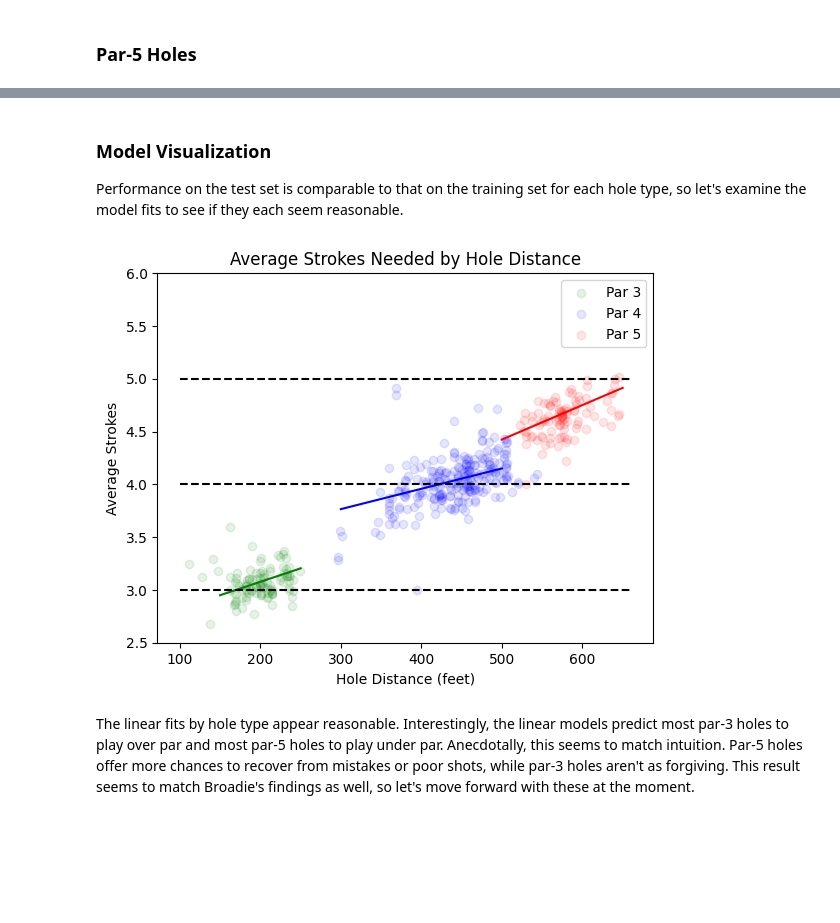
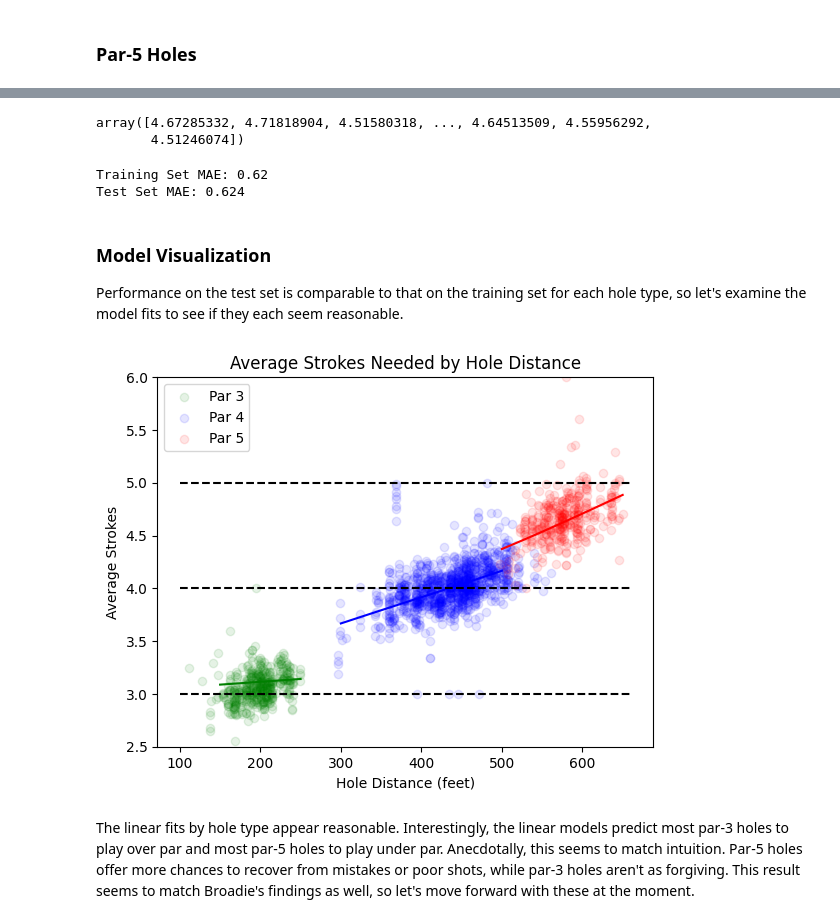
Before and after one commit to basketballrelativity/driving, a Jupyter notebook: driving.ipynb, the cells around one changed output, grey strips where cells are left out. Drawn from its saved outputs; the diff is of its cells as text; code cells hidden in the pictures; blank space fills up the shorter version.

Commit message:
switching to ordered model

```diff
--- a/driving.ipynb
+++ b/driving.ipynb
@@ -46,5 +44,5 @@ With observations at the golfer-hole level, taking the mean strokes across each
 # %%
-avg_df = pd.DataFrame(hole_df.groupby(["event_id", "year", "round_num", "hole"])["strokes", "par", "distance"].mean()).reset_index()
+avg_df = pd.DataFrame(hole_df.groupby(["event_id", "year", "round_num", "hole"])[["strokes", "par", "distance"]].mean()).reset_index()
 count_df = pd.DataFrame(hole_df.groupby(["event_id", "year", "round_num", "hole"])["strokes"].count()).reset_index()
 
 count_df.columns = ["event_id", "year", "round_num", "hole", "count"]
@@ -103,0 +129,9 @@ Test Set MAE: 0.146
+# %%
+par_4_df = hole_df[hole_df["par"]==4]
+x_train4, x_test4, y_train4, y_test4 = train_test_split(par_4_df[["distance"]], par_4_df[["strokes"]], test_size=0.25, random_state=42)
+mod_prob4 = OrderedModel(
+    y_train4["strokes"], x_train4[["distance"]], distr="logit"
+)
+
+res_prob4 = mod_prob4.fit(method="bfgs")
+res_prob4.summary()
@@ -122,0 +186,9 @@ Test Set MAE: 0.121
+# %%
+par_5_df = hole_df[hole_df["par"]==5]
+x_train5, x_test5, y_train5, y_test5 = train_test_split(par_5_df[["distance"]], par_5_df[["strokes"]], test_size=0.25, random_state=42)
+mod_prob5 = OrderedModel(
+    y_train5["strokes"], x_train5[["distance"]], distr="logit"
+)
+
+res_prob5 = mod_prob5.fit(method="bfgs")
+res_prob5.summary()
@@ -123,3 +220,24 @@ Test Set MAE: 0.121
+# %%
+preds5 = res_prob5.predict(x_train5[["distance"]])
+strokes5 = np.array(range(2, len(preds5.columns)+2))
+preds_strokes5 = np.dot(preds5.values, strokes5)
+preds_strokes5
+# %% [output]
+array([4.67285332, 4.71818904, 4.51580318, ..., 4.64513509, 4.55956292,
+       4.51246074])
+# %%
+test_preds5 = res_prob5.predict(x_test5[["distance"]])
+test_strokes5 = np.array(range(2, len(test_preds5.columns)+2))
+test_preds_strokes5 = np.dot(test_preds5.values, test_strokes5)
+test_preds_strokes5
+
+print("Training Set MAE: " + str(round(mean_absolute_error(y_train5["strokes"],
+                                                           preds_strokes5), 3)))
+print("Test Set MAE: " + str(round(mean_absolute_error(y_test5["strokes"],
+                                                       test_preds_strokes5), 3)))
+# %% [output]
+Training Set MAE: 0.62
+Test Set MAE: 0.624
 # %% [markdown]
 ### Model Visualization
 
@@ -127,46 +245,52 @@ Performance on the test set is comparable to that on the training set for each h
 # %%
 # Visualize test set observations
 fig, ax = plt.subplots()
-ax.scatter(x_test[x_test["par"]==3]["distance"], y_test[x_test["par"]==3]["strokes"],
+ax.scatter(avg_df[avg_df["par"]==3]["distance"], avg_df[avg_df["par"]==3]["strokes"],
            c="green", label="Par 3", alpha=0.1)
-ax.scatter(x_test[x_test["par"]==4]["distance"], y_test[x_test["par"]==4]["strokes"],
+ax.scatter(avg_df[avg_df["par"]==4]["distance"], avg_df[avg_df["par"]==4]["strokes"],
            c="blue", label="Par 4", alpha=0.1)
-ax.scatter(x_test[x_test["par"]==5]["distance"], y_test[x_test["par"]==5]["strokes"],
+ax.scatter(avg_df[avg_df["par"]==5]["distance"], avg_df[avg_df["par"]==5]["strokes"],
            c="red", label="Par 5", alpha=0.1)
 
 # Visualize model predictions
 ## Par-3
 dist = np.linspace(150, 250, 100)
 test_df = pd.DataFrame({"distance": dist})
-par_3_preds = par_3_model.predict(test_df)
-ax.plot(dist, par_3_preds, "g-")
+par_3_preds = res_prob.predict(test_df)
+strokes3 = np.array(range(1, len(par_3_preds.columns)+1))
+preds_strokes3 = np.dot(par_3_preds.values, strokes3)
+ax.plot(dist, preds_strokes3, "g-")
 
 # Par-4
 dist = np.linspace(300, 500, 100)
 test_df = pd.DataFrame({"distance": dist})
-par_4_preds = par_4_model.predict(test_df)
-ax.plot(dist, par_4_preds, "b-")
+par_4_preds = res_prob4.predict(test_df)
+strokes4 = np.array(range(1, len(par_4_preds.columns)+1))
+preds_strokes4 = np.dot(par_4_preds.values, strokes4)
+ax.plot(dist, preds_strokes4, "b-")
 
 # Par-5
 dist = np.linspace(500, 650, 100)
 test_df = pd.DataFrame({"distance": dist})
-par_5_preds = par_5_model.predict(test_df)
-ax.plot(dist, par_5_preds, "r-")
+par_5_preds = res_prob5.predict(test_df)
+strokes5 = np.array(range(2, len(par_5_preds.columns)+2))
+preds_strokes5 = np.dot(par_5_preds.values, strokes5)
+ax.plot(dist, preds_strokes5, "r-")
 
 # Add even-par indicators
 plt.hlines(3, 100, 660, 'k', '--')
 plt.hlines(4, 100, 660, 'k', '--')
 plt.hlines(5, 100, 660, 'k', '--')
 plt.ylim(2.5, 6)
 
 plt.title("Average Strokes Needed by Hole Distance")
 plt.ylabel("Average Strokes")
 plt.xlabel("Hole Distance (feet)")
 
 ax.legend()
 plt.show()
 # %% [output]
-[figure, old version]
+[figure, new version]
 # %% [markdown]
 The linear fits by hole type appear reasonable. Interestingly, the linear models predict most par-3 holes to play over par and most par-5 holes to play under par. Anecdotally, this seems to match intuition. Par-5 holes offer more chances to recover from mistakes or poor shots, while par-3 holes aren't as forgiving. This result seems to match Broadie's findings as well, so let's move forward with these at the moment.
 # %%
```
Also changed, not shown: parts of 16 cells of this notebook, 1 other file.
